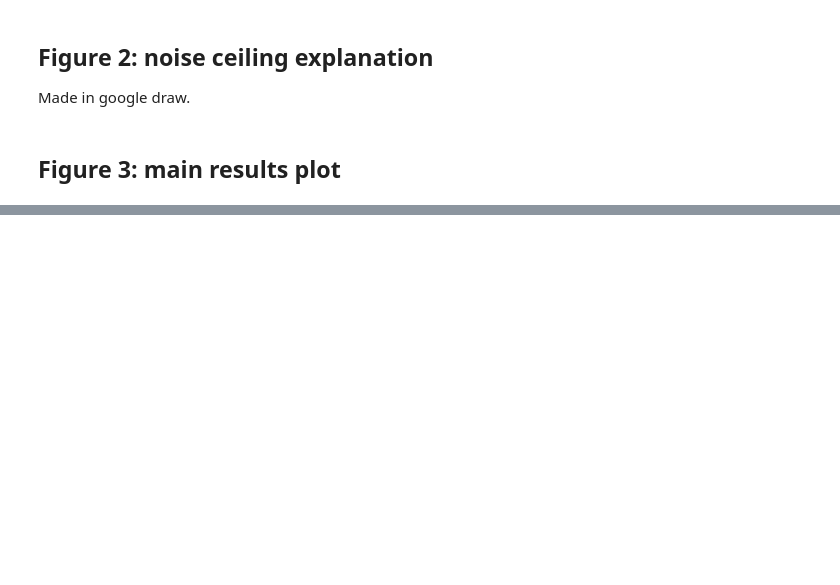
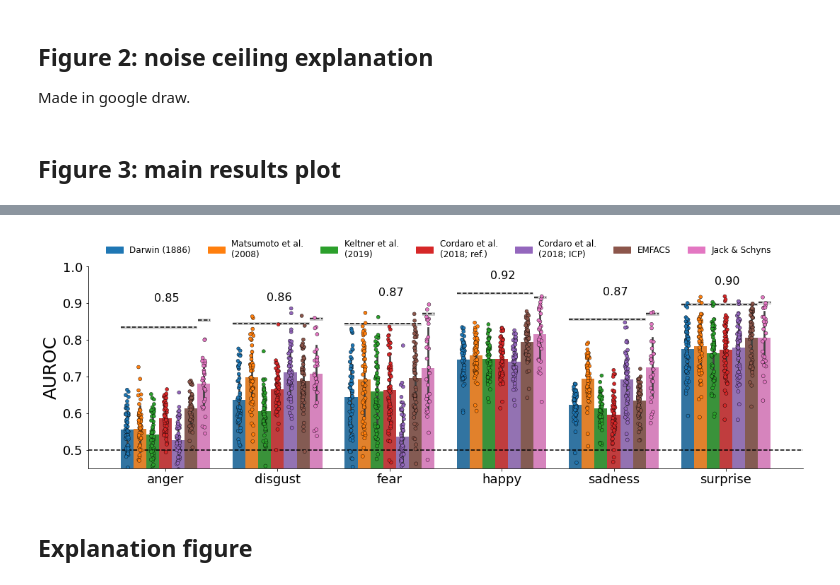
Before and after one commit to lukassnoek/hypothesis-kernel-analysis, a Jupyter notebook: notebooks/figures.ipynb, the cells around one changed output, grey strips where cells are left out. Saved outputs shown, nothing was run; the diff lists cells and outputs as text; code cells hidden in the pictures; blank space fills up the shorter version.

```diff
--- a/notebooks/figures.ipynb
+++ b/notebooks/figures.ipynb
@@ -285,11 +186,0 @@ g.fig.tight_layout()
-# %%
-df_check = (
-    df_abl
-    .groupby(['mapping', 'ablated_au'])
-    .mean().reset_index()
-    .loc[:, ['mapping', 'ablated_au', 'score']]
-)
-
-for mapp in df_check['mapping'].unique():
-    tmp = df_check.query("mapping == @mapp").sort_values('score', ascending=False)
-    print(tmp.loc[tmp['score'] > 0, :])
@@ -462,0 +221,61 @@ fig.tight_layout()
+# %%
+ymin = 0.45
+ymax = 1
+chance_level = .5
+
+df = pd.read_csv('../results/scores.tsv', sep='\t', index_col=0)
+#df_ml = pd.read_csv('../results/scores_ml.tsv', sep='\t', index_col=0)
+#df = pd.concat((df, df_ml), axis=0)
+df = df.replace(map2leg)
+
+nc = pd.read_csv('../results/noise_ceiling.tsv', sep='\t', index_col=0)
+nc_js = pd.read_csv('../results/noise_ceiling_test.tsv', sep='\t', index_col=0)
+
+fig, ax = plt.subplots(figsize=(15, 5), constrained_layout=True)
+ax = sns.barplot(x='emotion', y='score', data=df, hue='mapping',
+                 ax=ax, ci='sd')
+
+ax = sns.stripplot(x='emotion', y='score', hue='mapping',
+                   edgecolor='black', linewidth=0.4, data=df,
+                   dodge=True, jitter=True)
+
+ax.set_xlabel('')
+ax.set_ylabel('AUROC', fontsize=25)
+
+n_tk = df['mapping'].unique().size
+for i in range(6):
+    this_nc = np.array([nc['noise_ceiling'].iloc[i]] * 6)
+    this_sd = np.array([nc['sd'].iloc[i]] * 6)
+    plt.plot(np.linspace(i-0.4, i+0.28, num=6), this_nc, c='k', ls='--')
+    plt.fill_between(
+        np.linspace(i-0.4, i+0.28, num=6),
+        this_nc - this_sd, this_nc + this_sd,
+        color='gray', alpha=0.3
+    )
+    this_nc = nc_js['noise_ceiling'][i]
+    this_sd = nc_js['sd'][i]
+    plt.plot([i+0.29, i+0.40], [this_nc, this_nc], c='k', ls='--')
+    plt.fill_between(
+        [i+0.29, i+0.40],
+        this_nc - this_sd, this_nc + this_sd,
+        color='gray', alpha=0.3
+    )
+    plt.text(i - 0.1, this_nc + 0.05, f'{this_nc:.2f}', fontsize=16)
+
+ax.set_facecolor('white')
+ax.set_ylim(ymin, ymax)
+ax.axhline(chance_level, c='k', ls='--')
+ax.legend_.remove()
+colors = {mapp: sns.color_palette()[i] for i, mapp in enumerate(map_names)}
+labels = list(colors.keys())
+handles = [plt.Rectangle((0,0),1,1, color=colors[label]) for label in labels]
+plt.legend(handles, labels, ncol=7, loc=(0.02, 1.02), frameon=False, fontsize=12)
+
+ax.tick_params(axis='y', labelsize=18)
+ax.tick_params(axis='x', labelsize=18)
+sns.despine()
+plt.savefig('figure_2.png', bbox_inches='tight', dpi=200, facecolor='white')
+# %% [output]
+[figure, added]
+# %% [markdown]
+## Explanation figure
```
Also changed, not shown: parts of 50 cells of this notebook, 40 other files.
